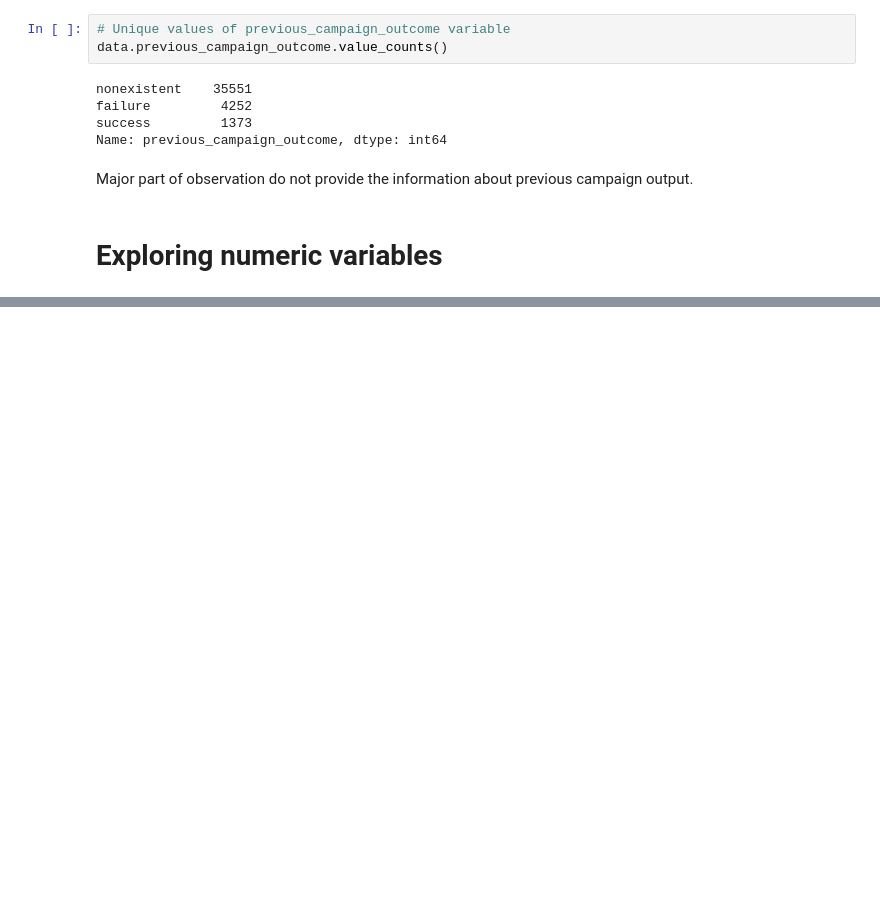
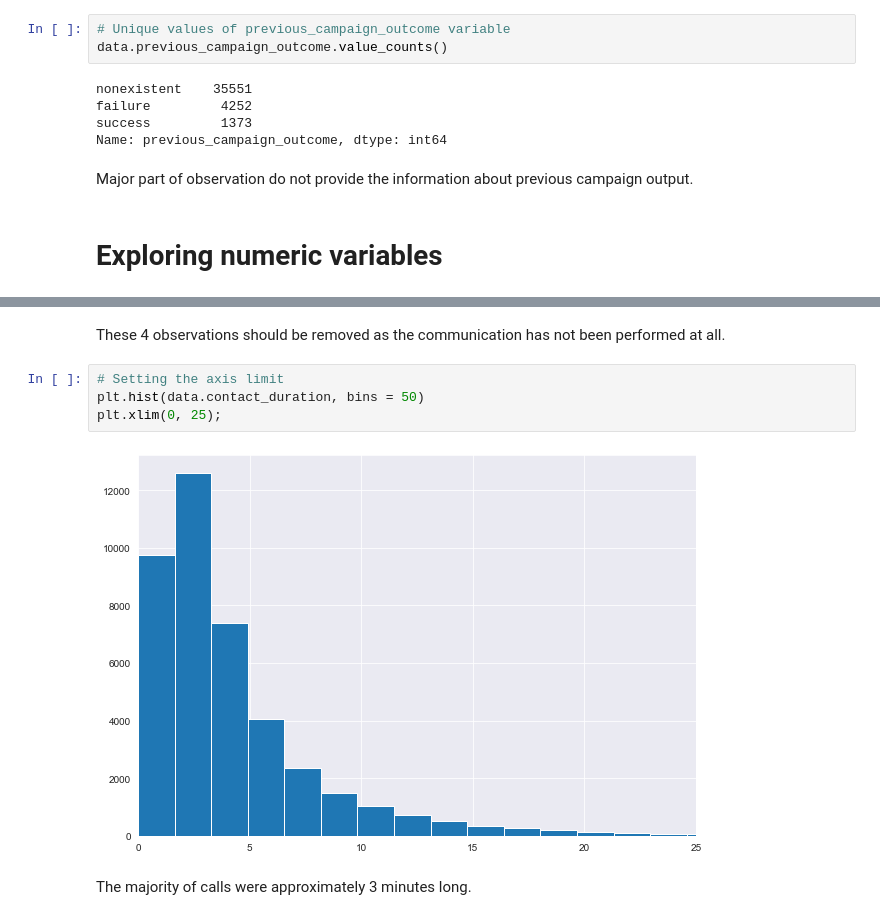
Before and after one commit to Janka93/Bank-Marketing-Campaign, a Jupyter notebook: Bank Marketing.ipynb, the cells around one changed output, grey strips where cells are left out. Cells and saved outputs as stored; diff of their text form; blank space fills up the shorter version.

```diff
--- a/Bank Marketing.ipynb
+++ b/Bank Marketing.ipynb
@@ -385,0 +450,10 @@ Major part of observation do not provide the information about previous campaign
+# %% [markdown]
+These 4 observations should be removed as the communication has not been performed at all.
+# %%
+# Setting the axis limit
+plt.hist(data.contact_duration, bins = 50)
+plt.xlim(0, 25);
+# %% [output]
+[figure, added]
+# %% [markdown]
+The majority of calls were approximately 3 minutes long.
```
Also changed, not shown: parts of 13 cells of this notebook.
